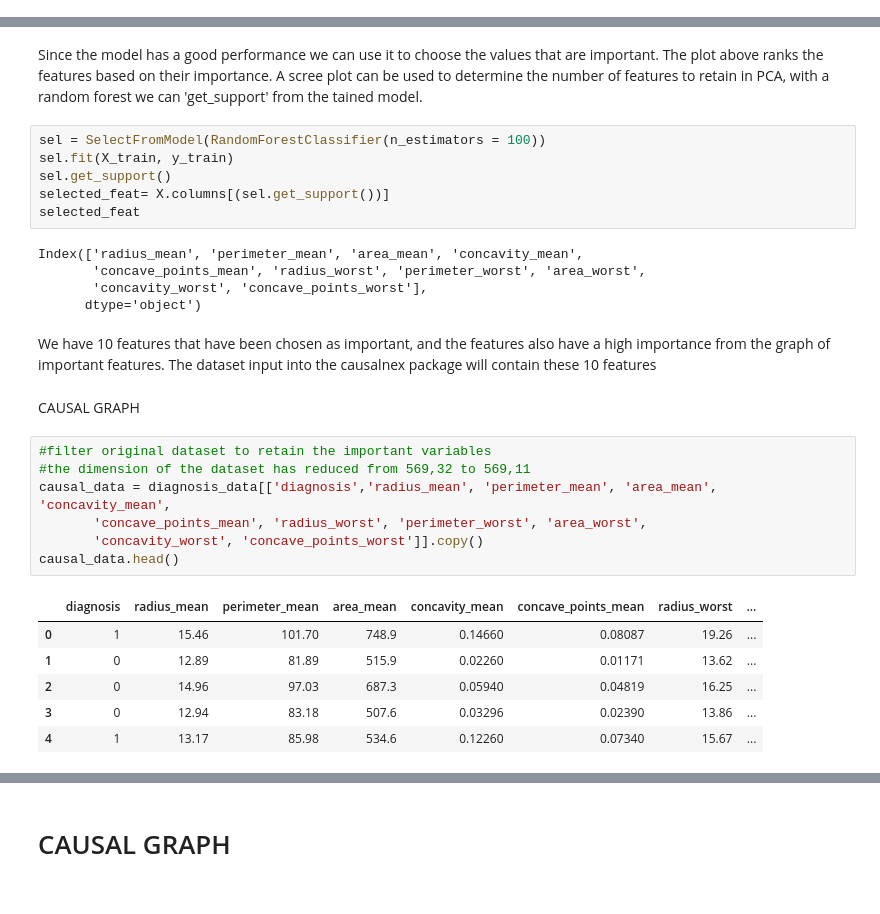
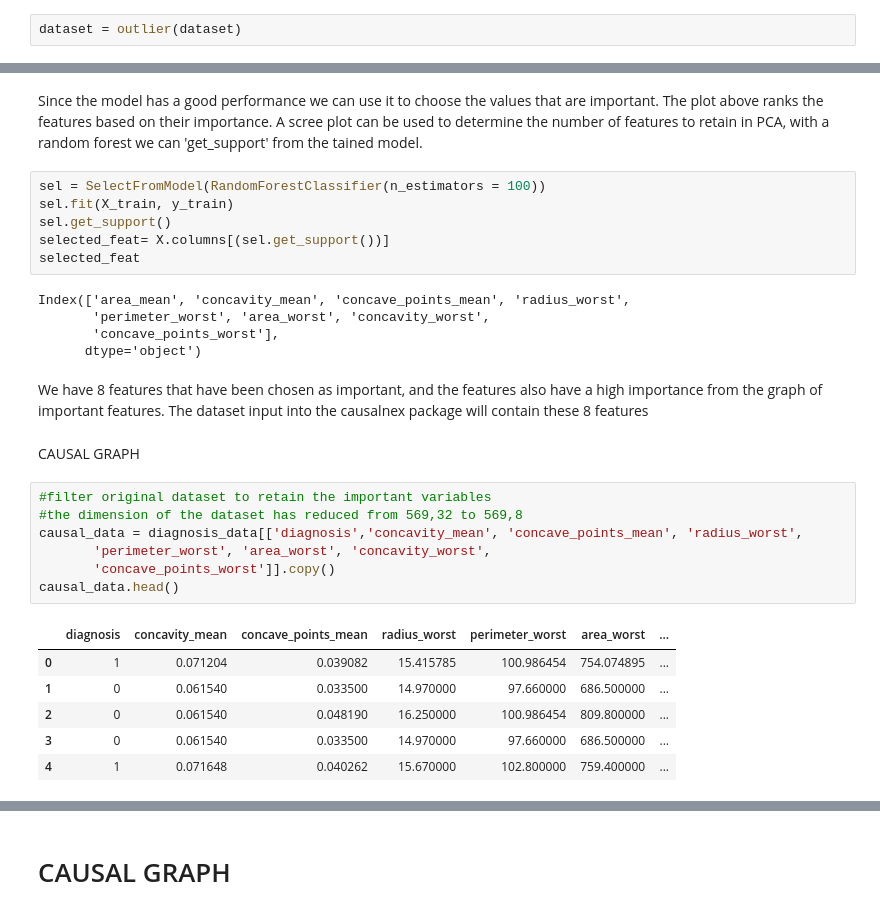
Before and after one commit to Kibika/Causal_Inference, a Jupyter notebook: notebooks/causal_inference.ipynb, the cells around one changed output, grey strips where cells are left out. Saved outputs shown, nothing was run; the diff lists cells and outputs as text.

```diff
--- a/notebooks/causal_inference.ipynb
+++ b/notebooks/causal_inference.ipynb
@@ -416,6 +416,8 @@ Several methods can be applied to do feature selection. Some are listed below:
 The first four models can be tested by training a classification algorithm and checking the evaluation metrics.
 
 Here we will use tree based feature selection to extract feature importance and determine the number of features to use.
+# %%
+dataset = outlier(dataset)
 # %%
 #drop id column
 diagnosis_data = dataset.copy()
@@ -526,28 +528,28 @@ sel.get_support()
 selected_feat= X.columns[(sel.get_support())]
 selected_feat
 # %% [output]
-Index(['radius_mean', 'perimeter_mean', 'area_mean', 'concavity_mean',
-       'concave_points_mean', 'radius_worst', 'perimeter_worst', 'area_worst',
-       'concavity_worst', 'concave_points_worst'],
+Index(['area_mean', 'concavity_mean', 'concave_points_mean', 'radius_worst',
+       'perimeter_worst', 'area_worst', 'concavity_worst',
+       'concave_points_worst'],
       dtype='object')
 # %% [markdown]
-We have 10 features that have been chosen as important, and the features also have a high importance from the graph of important features. The dataset input into the causalnex package will contain these 10 features
+We have 8 features that have been chosen as important, and the features also have a high importance from the graph of important features. The dataset input into the causalnex package will contain these 8 features
 # %% [markdown]
 CAUSAL GRAPH
 # %%
 #filter original dataset to retain the important variables
-#the dimension of the dataset has reduced from 569,32 to 569,11
-causal_data = diagnosis_data[['diagnosis','radius_mean', 'perimeter_mean', 'area_mean', 'concavity_mean',
-       'concave_points_mean', 'radius_worst', 'perimeter_worst', 'area_worst',
-       'concavity_worst', 'concave_points_worst']].copy()
+#the dimension of the dataset has reduced from 569,32 to 569,8
+causal_data = diagnosis_data[['diagnosis','concavity_mean', 'concave_points_mean', 'radius_worst',
+       'perimeter_worst', 'area_worst', 'concavity_worst',
+       'concave_points_worst']].copy()
 causal_data.head()
 # %% [output]
-|  | diagnosis | radius_mean | perimeter_mean | area_mean | concavity_mean | concave_points_mean | radius_worst | ... |
-| 0 | 1 | 15.46 | 101.70 | 748.9 | 0.14660 | 0.08087 | 19.26 | ... |
-| 1 | 0 | 12.89 | 81.89 | 515.9 | 0.02260 | 0.01171 | 13.62 | ... |
-| 2 | 0 | 14.96 | 97.03 | 687.3 | 0.05940 | 0.04819 | 16.25 | ... |
-| 3 | 0 | 12.94 | 83.18 | 507.6 | 0.03296 | 0.02390 | 13.86 | ... |
-| 4 | 1 | 13.17 | 85.98 | 534.6 | 0.12260 | 0.07340 | 15.67 | ... |
+|  | diagnosis | concavity_mean | concave_points_mean | radius_worst | perimeter_worst | area_worst | ... |
+| 0 | 1 | 0.071204 | 0.039082 | 15.415785 | 100.986454 | 754.074895 | ... |
+| 1 | 0 | 0.061540 | 0.033500 | 14.970000 | 97.660000 | 686.500000 | ... |
+| 2 | 0 | 0.061540 | 0.048190 | 16.250000 | 100.986454 | 809.800000 | ... |
+| 3 | 0 | 0.061540 | 0.033500 | 14.970000 | 97.660000 | 686.500000 | ... |
+| 4 | 1 | 0.071648 | 0.040262 | 15.670000 | 102.800000 | 759.400000 | ... |
 # %%
 causal_data.shape
 # %% [output]
```
Also changed, not shown: parts of 8 cells of this notebook.
